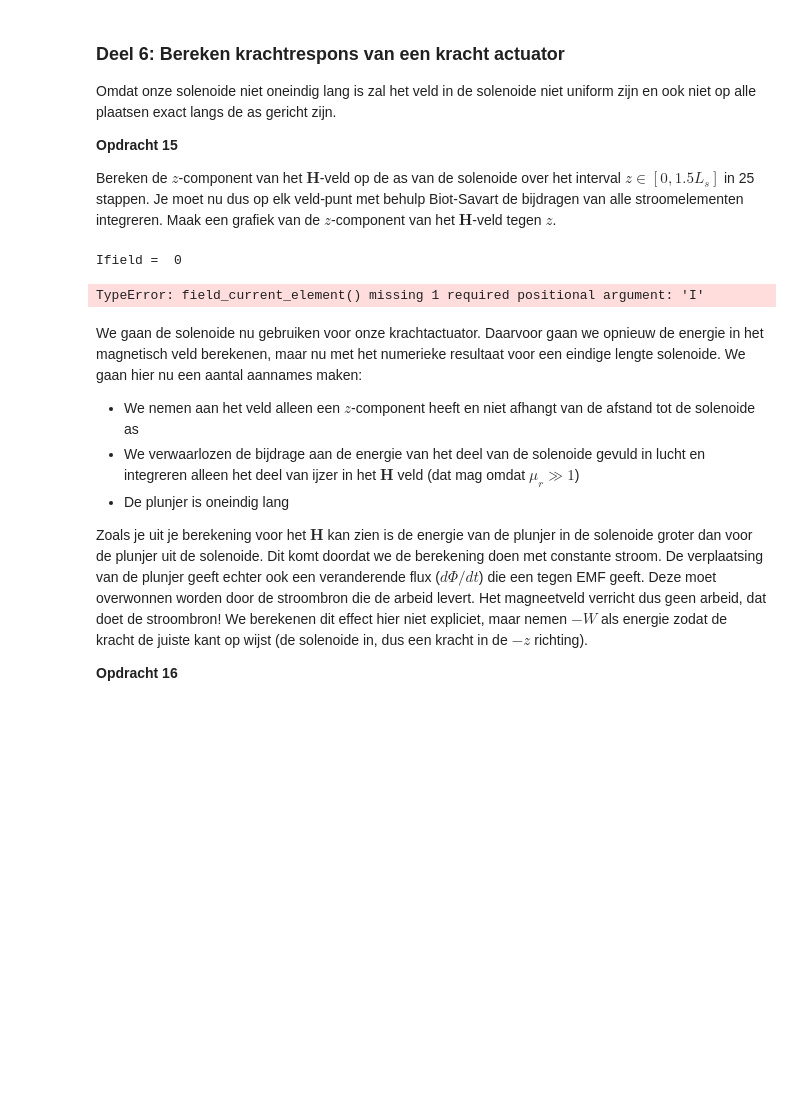
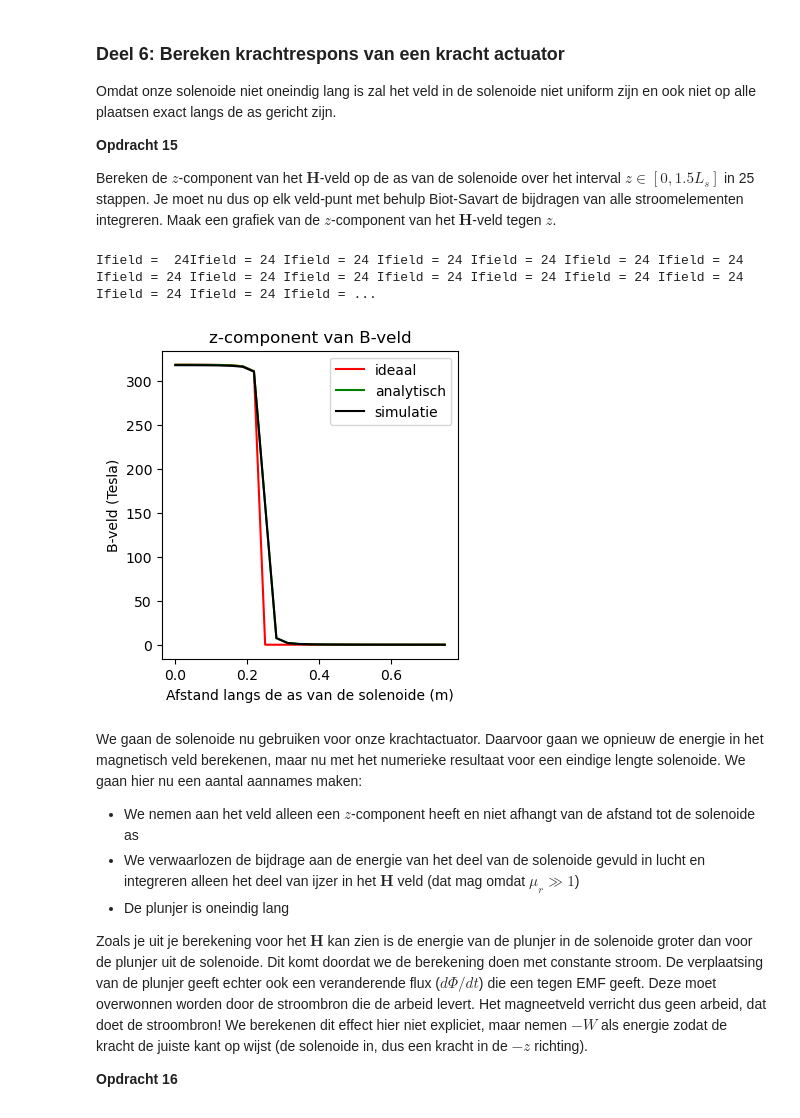
Before and after one commit to IshaSchneiders/opdrachten-DEF-D-Isha_Schneiders, a Jupyter notebook: DigitaleOntwerpopdrachten/2KrachtactuatorOpdracht/2KrachtactuatorOpdracht/KrachtactuatorOpdracht.ipynb, the cells around one changed output. Saved outputs shown, nothing was run; the diff lists cells and outputs as text; code cells hidden in the pictures; blank space fills up the shorter version.

```diff
--- a/DigitaleOntwerpopdrachten/2KrachtactuatorOpdracht/2KrachtactuatorOpdracht/KrachtactuatorOpdracht.ipynb
+++ b/DigitaleOntwerpopdrachten/2KrachtactuatorOpdracht/2KrachtactuatorOpdracht/KrachtactuatorOpdracht.ipynb
@@ -618,37 +618,46 @@ Omdat onze solenoide niet oneindig lang is zal het veld in de solenoide niet uni
 Bereken de $z$-component van het $\mathbf{H}$-veld op de as van de solenoide over het interval $z \in [0, 1.5L_s]$ in 25 stappen. Je moet nu dus op elk veld-punt met behulp Biot-Savart de bijdragen van alle stroomelementen integreren. Maak een grafiek van de $z$-component van het $\mathbf{H}$-veld tegen $z$.
 # %%
 n_ax=25
-z_ax=np.linspace(0, 1.5*L_sol/2, n_ax)
-H_ax=np.zeros((n_ax,1))
+z_ax=np.linspace(0, 1.5*L_sol, n_ax)
+H_ax=np.zeros(n_ax)
+
+
+x_source,y_source,z_source=parametrisatie(stappen,r_sol,N_wikkelingen,L_sol)
+
+r_source=np.array([x_source,y_source,z_source]) #matrix met coordinaten
+dl=r_source[:,1:]-r_source[:,:-1] #dl vector door het verschil te berekenent tussen twee opeenvolgede punten
 
 for i_field in range(n_ax):
     print(f"\rIfield =  {i_field}", end="") # Print welk element van het veld nu berekend wordt.
-    # Bepaal de field coordinate
+    r_field=np.array([0,0,z_ax[i_field]], dtype='float64') #we willen het veld in het midden van de spoel, dus de oorsprong
     Hsimulated=np.array([0,0,0], dtype='float64')
-    for i_source in np.arange(1, N):
+    for i_source in np.arange(1, stappen-1):
         # Bepaal dl en r_source en gebruik
-        Hsimulated += field_current_element(r_field, r_source, dl)
-        print(f"Ifield =  {i_field}", end="")
+        Hsimulated += field_current_element(r_field, r_source[:,i_source], dl[:,i_source], I)
+        print(f"Ifield = {i_field} ", end="")
 
     # selecting the z-component
-    H_ax[i_field,0]=Hsimulated[2]
+    H_ax[i_field]=Hsimulated[2]
 
-H_veld_ideaal=analytical_answer*np.ones(n_ax)*(1.0*(z_ax < L_sol/2))
 
 # dit is nog een aardige analytische uitdrukking die je kan uitrekenen voor de z-component op de as van een solenoide met eindige lengte
-H_veld_analytisch=(aantal_omwent*I/L_sol/2)*((L_sol/2-z_ax)/np.sqrt((z_ax- L_sol/2)**2 + r_sol**2)+(L_sol/2+z_ax)/np.sqrt((z_ax+ L_sol/2)**2 + r_sol**2))
+H_veld_analytisch=(N_wikkelingen*I/L_sol/2)*((L_sol/2-z_ax)/np.sqrt((z_ax- L_sol/2)**2 + r_sol**2)+(L_sol/2+z_ax)/np.sqrt((z_ax+ L_sol/2)**2 + r_sol**2))
+
+H_veld_ideaal=H_veld_analytisch*np.ones(n_ax)*(1.0*(z_ax < L_sol/2))
 
 plt.figure(figsize=[13,4])
 plt.subplot(131)
 plt.title('z-component van B-veld')
 plt.plot(z_ax, H_veld_ideaal, '-r', label='ideaal')
 plt.plot(z_ax, H_veld_analytisch, '-g', label='analytisch')
 plt.plot(z_ax, H_ax, '-k', label='simulatie')
+plt.legend()
 plt.xlabel('Afstand langs de as van de solenoide (m)')
 plt.ylabel('B-veld (Tesla)')
+plt.show()
 # %% [output]
-Ifield =  0
+Ifield =  24Ifield = 24 Ifield = 24 Ifield = 24 Ifield = 24 Ifield = 24 Ifield = 24 Ifield = 24 Ifield = 24 Ifield = 24 Ifield = 24 Ifield = 24 Ifield = 24 Ifield = 24 Ifield = 24 Ifield = 24 Ifield = ...
-TypeError: field_current_element() missing 1 required positional argument: 'I'
+[figure, added]
 # %% [markdown]
 We gaan de solenoide nu gebruiken voor onze krachtactuator. Daarvoor gaan we opnieuw de energie in het magnetisch veld berekenen, maar nu met het numerieke resultaat voor een eindige lengte solenoide. We gaan hier nu een aantal aannames maken:
 * We nemen aan het veld alleen een $z$-component heeft en niet afhangt van de afstand tot de solenoide as
```
Also changed, not shown: parts of 7 cells of this notebook.
